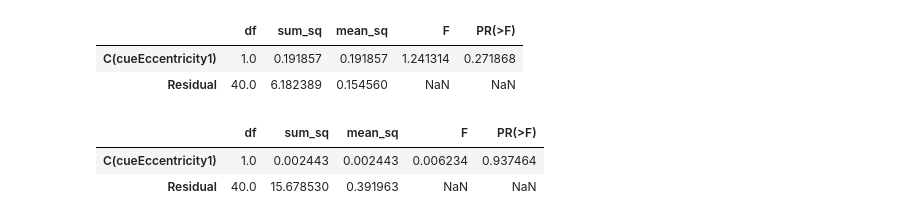
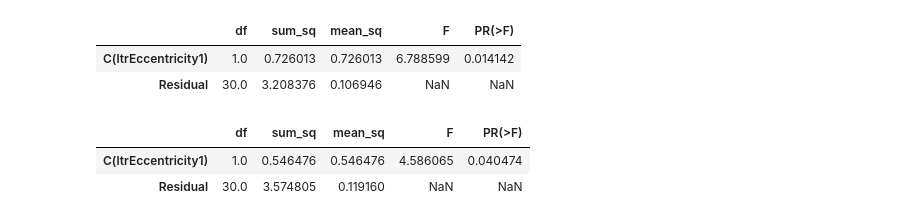
Before and after one commit to Adibuoy23/spatio_temporal_information_processing, a Jupyter notebook: RSVP_visual_now/behavior_data_analysis.ipynb, the cells around one changed output. Drawn from its saved outputs; the diff is of its cells as text; code cells hidden in the pictures.

```diff
--- a/RSVP_visual_now/behavior_data_analysis.ipynb
+++ b/RSVP_visual_now/behavior_data_analysis.ipynb
@@ -132,19 +130,19 @@ else:
 from plotly import tools
 
 trace = [[]]*2
-ecc_length = len(data['cueEccentricity1'].unique())
+ecc_length = len(data['ltrEccentricity1'].unique())
 
-for i,cuePos in enumerate(data['cueSpatialPos1'].unique()):
-    cuePosdata = data[data['cueSpatialPos1']==cuePos]
+for i,cuePos in enumerate(data['ltrSpatialPos1'].unique()):
+    cuePosdata = data[data['ltrSpatialPos1']==cuePos]
     temp1 = []
-    for j,ecc in enumerate(cuePosdata['cueEccentricity1'].unique().sort()):
-        ecc_data = cuePosdata[cuePosdata['cueEccentricity1']==ecc]
+    for j,ecc in enumerate(cuePosdata['ltrEccentricity1'].unique().sort()):
+        ecc_data = cuePosdata[cuePosdata['ltrEccentricity1']==ecc]
         temp1.append(go.Histogram(x = ecc_data['responsePosRelative0'].to_numpy(),
                                   histnorm='probability',
                                   name = str(ecc) + 'deg', opacity = 1, marker = dict(color = colors[j])))
     trace[i] = temp1
 
-if data['cueSpatialPos1'].unique()[0] == [-1.0,0.0]:
+if data['ltrSpatialPos1'].unique()[0] == [-1.0,0.0]:
     titles = ('West','East')
 else:
     titles = ('East','West')
@@ -175,8 +173,8 @@ from sklearn.neighbors import KernelDensity
 from scipy.stats import gaussian_kde
 trace_data = []
 X_plot = np.linspace(-5, 5, 1000)
-for j,e in enumerate(data['cueEccentricity1'].unique().sort(ascending=False)):
-        ecc_data = data[data['cueEccentricity1']==e]
+for j,e in enumerate(data['ltrEccentricity1'].unique().sort(ascending=False)):
+        ecc_data = data[data['ltrEccentricity1']==e]
         trace_data.append(go.Histogram(x = ecc_data['responsePosRelative0'].to_numpy(),
                                   histnorm='probability',name = str(e) + ' deg', opacity = 1, marker = dict(color = colors[1-j])))
 
@@ -226,14 +224,14 @@ pio.write_image(fig, file=resultPath+'SPE_distributions_zoomed_in.png', format='
 trace_data = []
 distributions = []
 fill_colors = ['rgba(255,237,160,0.2)', 'rgba(254,178,76,0.2)', 'rgba(240,59,32,0.2)']
-for j,e in enumerate(cuePosdata['cueEccentricity1'].unique().sort()):
-        ecc_data = cuePosdata[cuePosdata['cueEccentricity1']==e]
+for j,e in enumerate(cuePosdata['ltrEccentricity1'].unique().sort()):
+        ecc_data = cuePosdata[cuePosdata['ltrEccentricity1']==e]
         X = ecc_data['responsePosRelative0'].to_numpy()
         # Gaussian KDE
         #kde = KernelDensity(kernel='gaussian').fit(X)
         kde = gaussian_kde(X)
         log_dens = kde(X_plot)
-        distributions.append({'ecc' : ecc, 'dist' : X, 'dens': log_dens})
+        distributions.append({'ecc' : e, 'dist' : X, 'dens': log_dens})
         trace_data.append(go.Scatter(x = X_plot, y = log_dens,
                                   mode='lines', fill = 'tozeroy', fillcolor = fill_colors[j], name = str(e) + 'deg', line = dict(color = colors[j], width = 2) ))
 
@@ -296,14 +294,14 @@ Ttest_indResult(statistic=2.4472110757673584, pvalue=0.014454828356011714)
 # scipy.stats.ttest_ind(distributions[1]['dist'], distributions[2]['dist'], axis =0,equal_var=True)
 # %%
 import turicreate.aggregate as agg
-sub_data = data.groupby(['subject','cueEccentricity1'],operations = {'avg_lag':agg.AVG('responsePosRelative0'), 'sd_lag':agg.STD('responsePosRelative0')})
+sub_data = data.groupby(['subject','ltrEccentricity1'],operations = {'avg_lag':agg.AVG('responsePosRelative0'), 'sd_lag':agg.STD('responsePosRelative0')})
 ratios = []
 approx_ratios = []
 c_val = [-1,1]
 for sub in data['subject'].unique().sort():
     temp1 = data[data['subject']==sub]
-    for ecc in temp1['cueEccentricity1'].unique().sort():
-        temp = temp1[temp1['cueEccentricity1']==ecc]
+    for ecc in temp1['ltrEccentricity1'].unique().sort():
+        temp = temp1[temp1['ltrEccentricity1']==ecc]
         count_data = temp['responsePosRelative0'].value_counts()
         n = count_data['count'].sum() - count_data[count_data['value']==c_val[0]]['count'].sum()
         a = count_data[count_data['value']==c_val[0]]['count'].to_numpy()
@@ -320,13 +318,13 @@ for sub in data['subject'].unique().sort():
             ratios.extend(0)
         approx_ratios.extend([(a1-b1)/n])
 
-sub_data = sub_data.sort(['subject','cueEccentricity1'])
+sub_data = sub_data.sort(['subject','ltrEccentricity1'])
 skewness = []
 kurtosissy = []
 for sub in data['subject'].unique().sort():
     subd = data[data['subject']==sub]
-    for ecc in subd['cueEccentricity1'].unique().sort():
-        eccd = subd[subd['cueEccentricity1']==ecc]
+    for ecc in subd['ltrEccentricity1'].unique().sort():
+        eccd = subd[subd['ltrEccentricity1']==ecc]
         X = eccd['responsePosRelative0'].to_numpy()
         kde = gaussian_kde(X)
         log_dens = kde(X_plot)
@@ -340,23 +338,23 @@ sub_data['approx_ratio'] = approx_ratios
 # %%
 sub_hsb = sub_data.to_dataframe()
 #sub_hsb = hsb.groupby(['subject','cueEccentricity1']).apply(skew('responseRelative0'))
-mod = ols('skew ~ C(cueEccentricity1)',
+mod = ols('skew ~ C(ltrEccentricity1)',
                 data=sub_hsb).fit()
 
 aov_table = sm.stats.anova_lm(mod)
 aov_table
 # %% [output]
 |  | df | sum_sq | mean_sq | F | PR(>F) |
-| C(cueEccentricity1) | 1.0 | 0.191857 | 0.191857 | 1.241314 | 0.271868 |
-| Residual | 40.0 | 6.182389 | 0.154560 | NaN | NaN |
+| C(ltrEccentricity1) | 1.0 | 0.726013 | 0.726013 | 6.788599 | 0.014142 |
+| Residual | 30.0 | 3.208376 | 0.106946 | NaN | NaN |
 # %%
-mod1 = ols('kurtosis ~ C(cueEccentricity1)',
+mod1 = ols('kurtosis ~ C(ltrEccentricity1)',
                 data=sub_hsb).fit()
 
 aov_table1 = sm.stats.anova_lm(mod1)
 aov_table1
 # %% [output]
 |  | df | sum_sq | mean_sq | F | PR(>F) |
-| C(cueEccentricity1) | 1.0 | 0.002443 | 0.002443 | 0.006234 | 0.937464 |
-| Residual | 40.0 | 15.678530 | 0.391963 | NaN | NaN |
+| C(ltrEccentricity1) | 1.0 | 0.546476 | 0.546476 | 4.586065 | 0.040474 |
+| Residual | 30.0 | 3.574805 | 0.119160 | NaN | NaN |
 # %%
```
Also changed, not shown: parts of 16 cells of this notebook, 1 other file.
